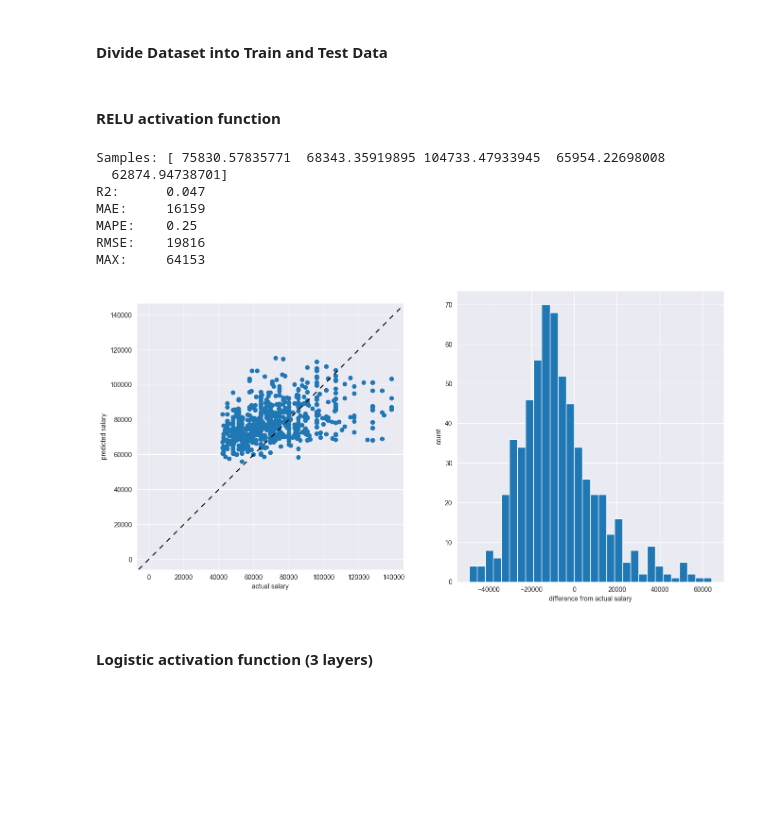
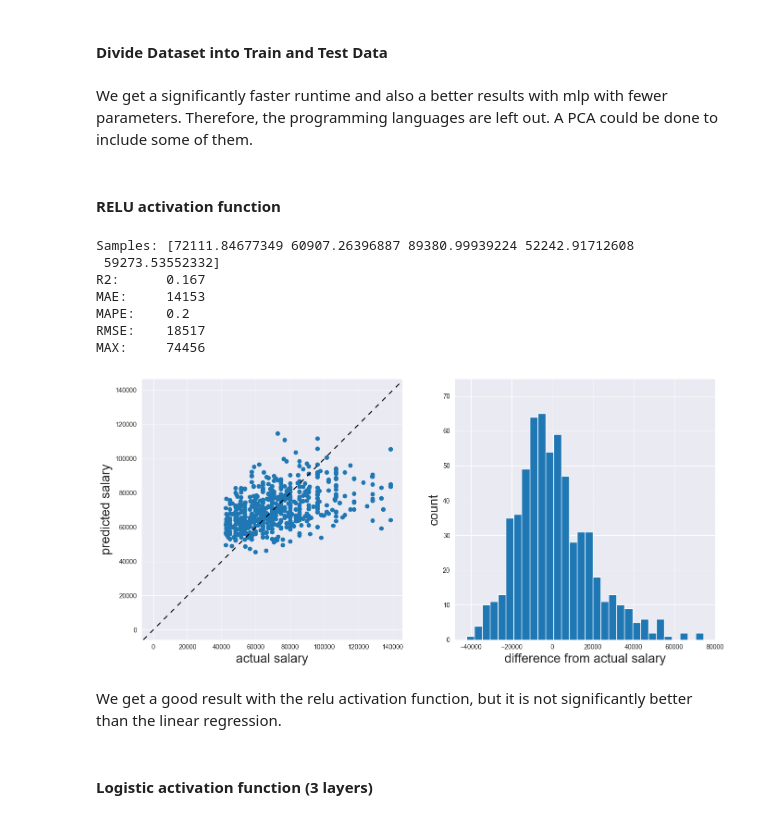
Before and after one commit to LucaF171/DataLiteracyProject, a Jupyter notebook: mlp.ipynb, the cells around one changed output. Cells and saved outputs as stored; diff of their text form; code cells hidden in the pictures; blank space fills up the shorter version.

```diff
--- a/mlp.ipynb
+++ b/mlp.ipynb
@@ -40,64 +41,65 @@ def calc_scores(estimators, x_test, y_test) -> (list, list, list, list, list):
 # %% [markdown]
 #### Divide Dataset into Train and Test Data
 # %%
-x = df_ger[['YearsCode', 'Age', 'OrgSize', 'in-person', 'remote']]
+selected_features = ['YearsCode', 'OrgSize', 'Age','Bachelor’s degree', 'Doctoral degree', 'Master’s degree','Primary school', 'Professional degree', 'Secondary school','University courses', 'in-person', 'remote']
+# selected_features = ['YearsCode', 'OrgSize', 'Age','Bachelor’s degree', 'Doctoral degree', 'Master’s degree','Primary school', 'Professional degree', 'Secondary school','University courses', 'in-person', 'remote', 'APL', 'Assembly','Bash/Shell', 'C', 'C#', 'C++', 'COBOL', 'Clojure', 'Crystal', 'Dart','Delphi', 'Elixir', 'Erlang', 'F#', 'Fortran', 'Go', 'Groovy','HTML/CSS', 'Haskell', 'Java', 'JavaScript', 'Julia', 'Kotlin', 'LISP','Lua', 'MATLAB', 'OCaml', 'Objective-C', 'PHP', 'Perl', 'PowerShell','Python', 'R', 'Ruby', 'Rust', 'SAS', 'SQL', 'Scala', 'Solidity','Swift', 'TypeScript', 'VBA']
 
-# x = df_reg[['YearsCode', 'OrgSize', 'Age', 'Bachelor’s degree','Doctoral degree', 'Master’s degree', 'Primary school','Professional degree', 'Secondary school', 'University courses','in-person', 'remote']]
-
-# x = df_reg[['YearsCode', 'OrgSize', 'Age', 'Bachelor’s degree','Doctoral degree', 'Master’s degree', 'Primary school','Professional degree', 'Secondary school', 'University courses','in-person', 'remote', 'APL', 'Assembly', 'Bash/Shell', 'C', 'C#','C++', 'COBOL', 'Clojure', 'Crystal', 'Dart', 'Delphi', 'Elixir','Erlang', 'F#', 'Fortran', 'Go', 'Groovy', 'HTML/CSS', 'Haskell','Java', 'JavaScript', 'Julia', 'Kotlin', 'LISP', 'Lua', 'MATLAB','OCaml', 'Objective-C', 'PHP', 'Perl', 'PowerShell', 'Python', 'R','Ruby', 'Rust', 'SAS', 'SQL', 'Scala', 'Solidity', 'Swift','TypeScript', 'VBA']]
-
-# x = df_reg[['YearsCode', 'OrgSize', 'Age', 'Bachelor’s degree','Doctoral degree', 'Master’s degree', 'Primary school','Professional degree', 'Secondary school', 'University courses','in-person', 'remote', 'APL', 'Assembly', 'Bash/Shell', 'C', 'C#','C++', 'COBOL', 'Clojure', 'Crystal', 'Dart', 'Delphi', 'Elixir','Erlang', 'F#', 'Fortran', 'Go', 'Groovy', 'HTML/CSS', 'Haskell','Java', 'JavaScript', 'Julia', 'Kotlin', 'LISP', 'Lua', 'MATLAB','OCaml', 'Objective-C', 'PHP', 'Perl', 'PowerShell', 'Python', 'R','Ruby', 'Rust', 'SAS', 'SQL', 'Scala', 'Solidity', 'Swift','TypeScript', 'VBA', 'Academic researcher', 'Blockchain','Cloud infrastructure engineer', 'Data or business analyst','Data scientist or machine learning specialist','Database administrator', 'Designer', 'DevOps specialist','Developer, QA or test', 'Developer, back-end','Developer, desktop or enterprise applications','Developer, embedded applications or devices', 'Developer, front-end','Developer, full-stack', 'Developer, game or graphics','Developer, mobile', 'Educator', 'Engineer, data','Engineer, site reliability', 'Engineering manager','Marketing or sales professional', 'Other (please specify):','Product manager', 'Project manager', 'Scientist','Security professional', 'Senior Executive (C-Suite, VP, etc.)','Student', 'System administrator']]
-
+x = df_ger[selected_features]
 y = df_ger['Salary']
 
-# scaler = MinMaxScaler(feature_range=(0,1))
-# scaler.fit(x)
-# x = pd.DataFrame(scaler.transform(x), index=x.index, columns=x.columns)
-
-# normalizer = Normalizer()
-# normalizer.fit(x)
-# x = pd.DataFrame(normalizer.transform(x), index=x.index, columns=x.columns)
+scaler = StandardScaler()
+scaler.fit(x)
+x = pd.DataFrame(scaler.transform(x), index=x.index, columns=x.columns)
 
 x_train, x_test, y_train, y_test = train_test_split(x, y, test_size=0.3, random_state=1000)
 folds = KFold(n_splits=10, shuffle=True, random_state=100)
+# %% [markdown]
+We get a significantly faster runtime and also a better results with mlp with fewer parameters. Therefore, the programming languages are left out. A PCA could be done to include some of them.
 # %% [markdown]
 #### RELU activation function
 # %%
-# mlp_regressor = MLPRegressor(hidden_layer_sizes=(50, 20, 3), activation='relu', alpha=0.05, learning_rate='adaptive', learning_rate_init=0.1, max_iter=5000, momentum=0.01, solver='adam')
-mlp_regressor = MLPRegressor(hidden_layer_sizes=(50, 30, 10, 3), activation='relu', alpha=0.05, learning_rate='adaptive', learning_rate_init=0.1, max_iter=5000, momentum=0.01, solver='adam')
+mlp_regressor = MLPRegressor(hidden_layer_sizes=(64, 32, 16, 4), activation='relu', alpha=0.005, learning_rate='adaptive', learning_rate_init=0.1, max_iter=2000)
 
 mlp_regressor.fit(x_train, y_train)
 prediction_mlp = mlp_regressor.predict(x_test)
 
 r2_scores, mae_scores, mape_scores, rmse_scores, max_scores = calc_scores([mlp_regressor], x_test, y_test)
 print("Samples:", prediction_mlp[:5])
 print("R2:     ", np.round(np.mean(r2_scores), 3))
 print("MAE:    ", np.mean(mae_scores).astype(int))
 print("MAPE:   ", np.round(np.mean(mape_scores), 3))
 print("RMSE:   ", np.mean(rmse_scores).astype(int))
 print("MAX:    ", np.max(max_scores).astype(int))
 
 _, axs = plt.subplots(nrows=1, ncols=2, figsize=(16, 8))
 axs[0].scatter(x=y_test, y=prediction_mlp)
 axs[0].axline((0, 0), slope=1, color="black", linestyle=(0, (5, 5)))
 axs[0].axis('square')
 axs[0].set(xlabel="actual salary", ylabel="predicted salary")
 axs[1].set(xlabel="difference from actual salary", ylabel="count")
 axs[1].hist((y_test-prediction_mlp), bins=30)
+axs[1].set_ylim(ymax=75)
 
 axs[0].set_aspect(np.diff(axs[0].get_xlim())[0] / np.diff(axs[0].get_ylim())[0])
 axs[1].set_aspect(np.diff(axs[1].get_xlim())[0] / np.diff(axs[1].get_ylim())[0])
 
+axs[0].xaxis.label.set_size(20)
+axs[0].yaxis.label.set_size(20)
+axs[1].xaxis.label.set_size(20)
+axs[1].yaxis.label.set_size(20)
+
 plt.show()
 # %% [output]
-Samples: [ 75830.57835771  68343.35919895 104733.47933945  65954.22698008
-  62874.94738701]
-R2:      0.047
-MAE:     16159
-MAPE:    0.25
-RMSE:    19816
-MAX:     64153
+Samples: [72111.84677349 60907.26396887 89380.99939224 52242.91712608
+ 59273.53552332]
+R2:      0.167
+MAE:     14153
+MAPE:    0.2
+RMSE:    18517
+MAX:     74456
-[figure, old version]
+[figure, new version]
+# %% [markdown]
+We get a good result with the relu activation function, but it is not significantly better than the linear regression.
 # %% [markdown]
 #### Logistic activation function (3 layers)
 # %%
```
Also changed, not shown: parts of 5 cells of this notebook, 3 other files.
